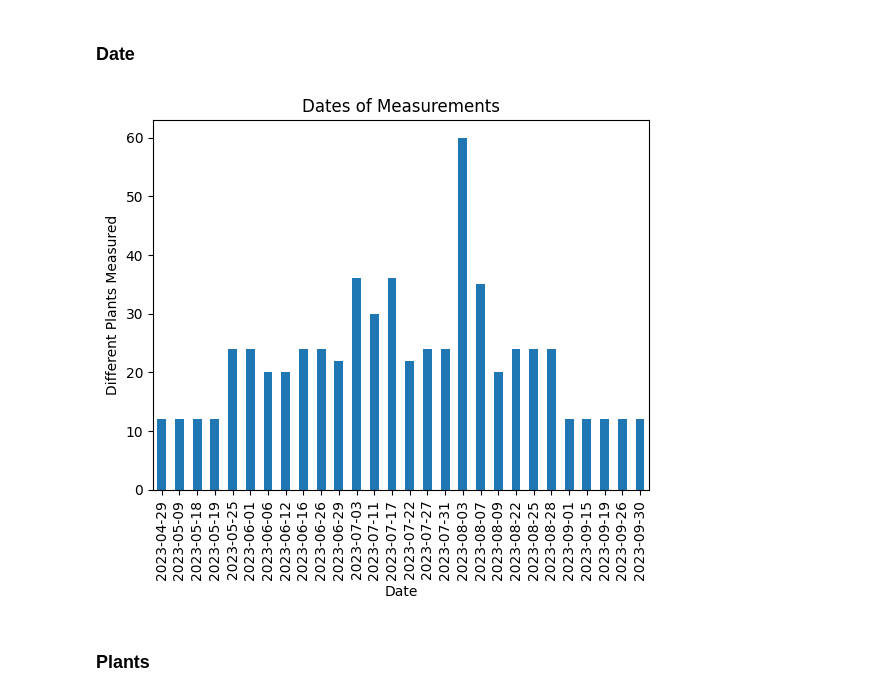
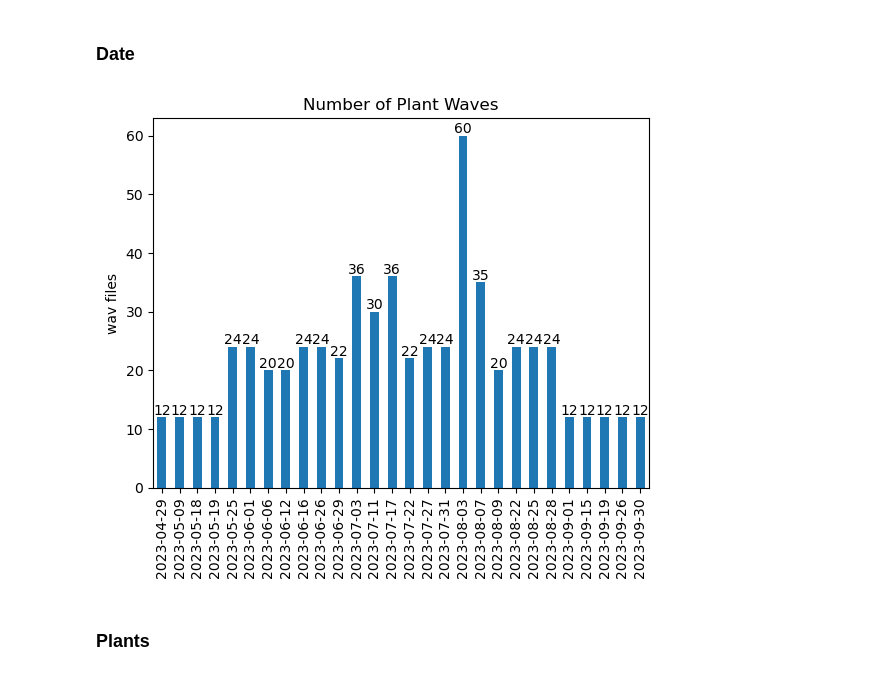
Before and after one commit to alvaro-francisco-gil/plant-reactivity-analysis, a Jupyter notebook: notebooks/Exploratory Data Analysis/1. EDA - understand measurements.ipynb, the cells around one changed output. Cells and saved outputs as stored; diff of their text form; code cells hidden in the pictures.

Commit message:
add_figures

```diff
--- a/notebooks/Exploratory Data Analysis/1. EDA - understand measurements.ipynb
+++ b/notebooks/Exploratory Data Analysis/1. EDA - understand measurements.ipynb
@@ -11,6 +13,7 @@ import matplotlib.pyplot as plt
 ## Data import
 # %%
 measurements_file= r"../../data/raw/measurements_info.csv"
+figures_folder= r"../../reports/figures/"
 # %%
 df= pd.read_csv(measurements_file,index_col='id_measurement')
 # %%
@@ -34,19 +37,25 @@ df.shape
 # %%
 df['datetime'] = pd.to_datetime(df['datetime'], format='%Y-%m-%d')
 # %%
-# This groups by date (ignoring time) and counts the occurrences
 date_counts = df['datetime'].dt.date.value_counts()
 date_counts = date_counts.sort_index()
 
-# Plotting
-date_counts.plot(kind='bar')  # or 'hist' for a true histogram representation
-plt.title('Dates of Measurements')
-plt.xlabel('Date')
-plt.ylabel('Different Plants Measured')
+date_counts.plot(kind='bar')
+ax = date_counts.plot(kind='bar')  # or 'hist' for a true histogram representation
+plt.title('Number of Plant Waves')
+plt.ylabel('wav files')
+plt.xlabel('')
 plt.xticks(rotation=90)  # Rotate the x-axis labels for readability
+
+# Add the count numbers on top of each bar
+for i, v in enumerate(date_counts):
+    ax.text(i, v, str(v), ha='center', va='bottom', fontsize=10)
+
+file_path= os.path.join(figures_folder, 'number_of_waves_by_date.png')
+plt.savefig(file_path)
 plt.show()
 # %% [output]
-[figure, old version]
+[figure, new version]
 # %% [markdown]
 ### Plants
 # %% [markdown]
```
Also changed, not shown: parts of 4 cells of this notebook, 21 other files.
